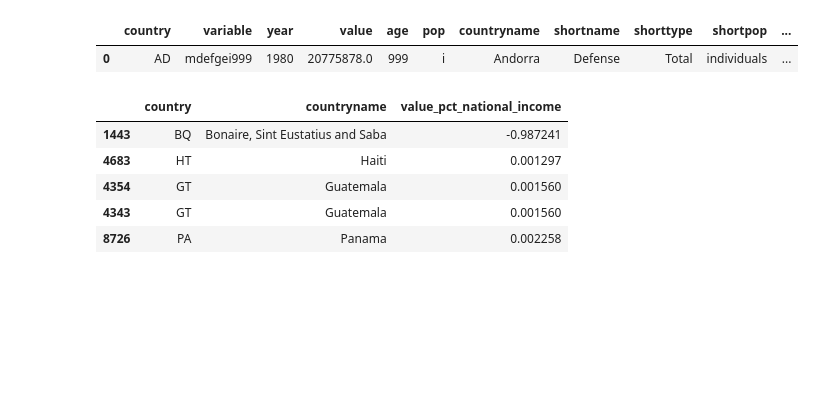
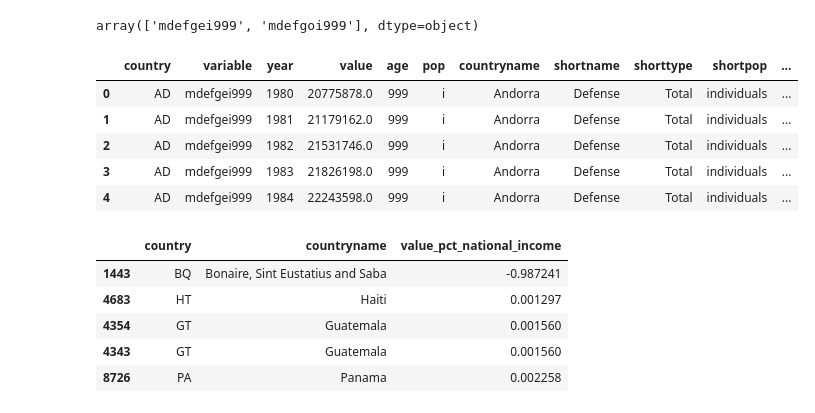
Before and after one commit to aldillon88/world-inequality-analysis, a Jupyter notebook: notebooks/main-eda.ipynb, the cells around one changed output. Drawn from its saved outputs; the diff is of its cells as text; code cells hidden in the pictures; blank space fills up the shorter version.

```diff
--- a/notebooks/main-eda.ipynb
+++ b/notebooks/main-eda.ipynb
@@ -19,10 +19,21 @@ aggregated_path = os.path.join(data_path, "aggregated")
 # Load the defense file into a dataframe.
 defense_path = f"{aggregated_path}/Defense.csv"
 defense = pd.read_csv(defense_path, keep_default_na=False, na_values=[''])
-defense.head(1)
+
+
+#defense[(defense['variable'].isin(vars)) & (defense['country'] == 'ZM') & (defense['year'] == 2020)]
+defense['variable'].unique()
 # %% [output]
-|  | country | variable | year | value | age | pop | countryname | shortname | shorttype | shortpop | ... |
-| 0 | AD | mdefgei999 | 1980 | 20775878.0 | 999 | i | Andorra | Defense | Total | individuals | ... |
+array(['mdefgei999', 'mdefgoi999'], dtype=object)
+# %%
+defense.head()
+# %% [output]
+|  | country | variable | year | value | age | pop | countryname | shortname | shorttype | shortpop | ... |
+| 0 | AD | mdefgei999 | 1980 | 20775878.0 | 999 | i | Andorra | Defense | Total | individuals | ... |
+| 1 | AD | mdefgei999 | 1981 | 21179162.0 | 999 | i | Andorra | Defense | Total | individuals | ... |
+| 2 | AD | mdefgei999 | 1982 | 21531746.0 | 999 | i | Andorra | Defense | Total | individuals | ... |
+| 3 | AD | mdefgei999 | 1983 | 21826198.0 | 999 | i | Andorra | Defense | Total | individuals | ... |
+| 4 | AD | mdefgei999 | 1984 | 22243598.0 | 999 | i | Andorra | Defense | Total | individuals | ... |
 # %%
 # Create some helper functions to avoid repeating code.
 
```
Also changed, not shown: parts of 2 cells of this notebook, 1 other file.
